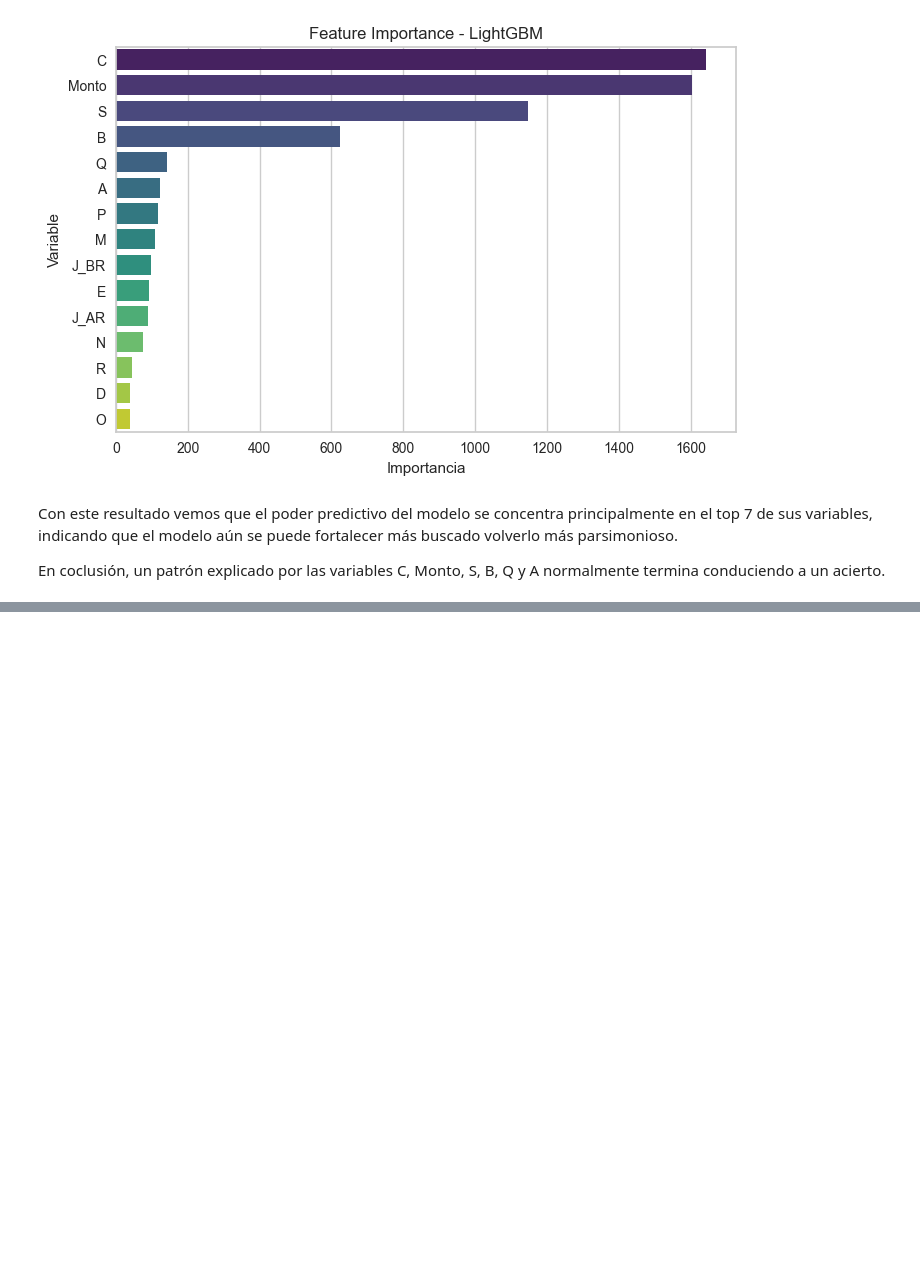
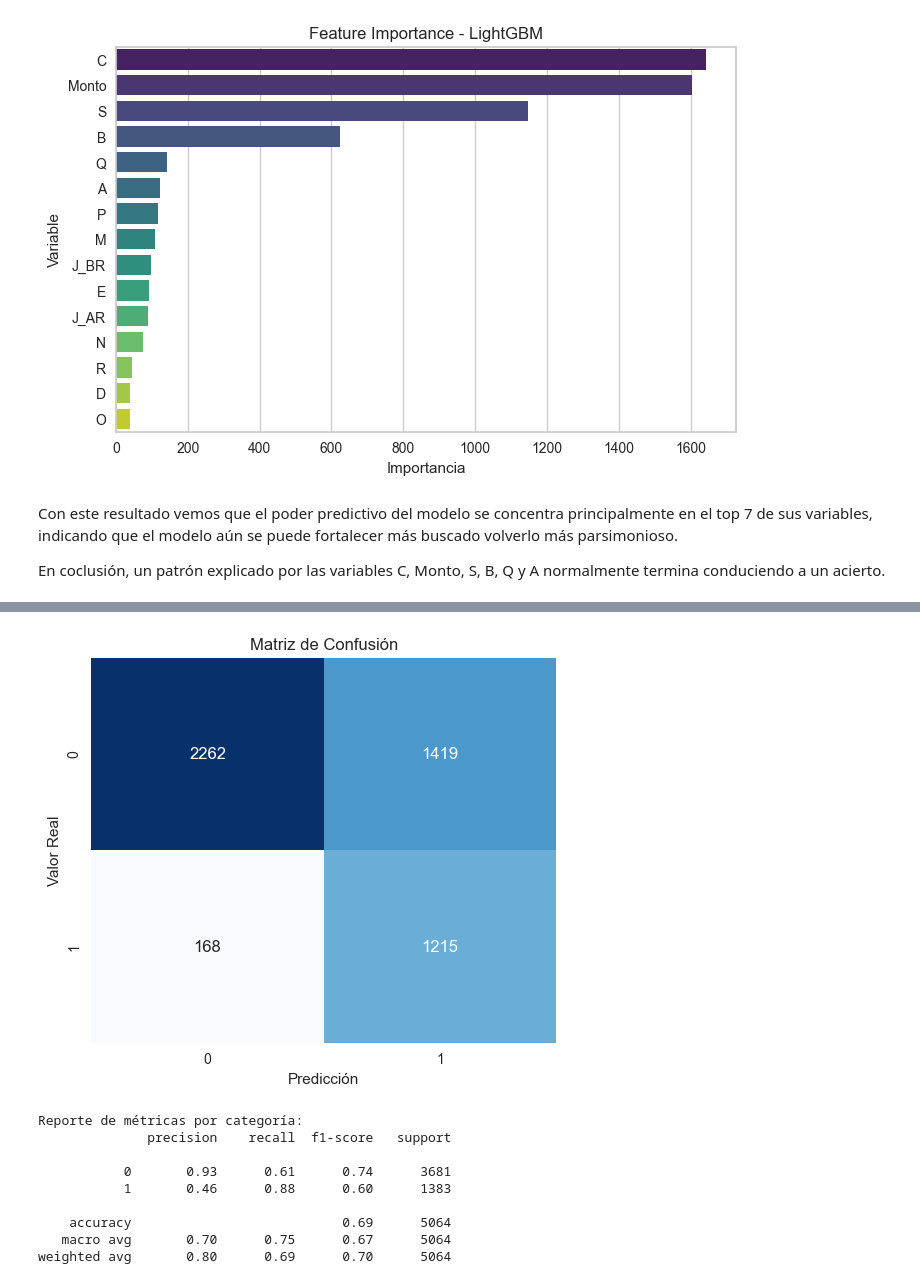
Before and after one commit to alnietom/reto-tecnico, a Jupyter notebook: notebooks/03_ajuste_modelo_fraude.ipynb, the cells around one changed output, grey strips where cells are left out. Drawn from its saved outputs; the diff is of its cells as text; code cells hidden in the pictures; blank space fills up the shorter version.

```diff
--- a/notebooks/03_ajuste_modelo_fraude.ipynb
+++ b/notebooks/03_ajuste_modelo_fraude.ipynb
@@ -390,0 +455,28 @@ Con todo esto, aún hay ganancia por obtener, pues analizar el número de variab
+# %%
+# Calcular la matriz de confusión
+umbral_optimo_ganancia=mejor_umbral_ganancia['umbral']
+
+y_pred = (y_prob >= umbral_optimo_ganancia).astype(int)
+cm = confusion_matrix(y_test, y_pred)
+
+# Graficar
+plt.figure(figsize=(6,5))
+sns.heatmap(cm, annot=True, fmt='d', cmap='Blues', cbar=False)
+plt.title("Matriz de Confusión")
+plt.xlabel("Predicción")
+plt.ylabel("Valor Real")
+plt.show()
+
+print("\nReporte de métricas por categoría:")
+print(classification_report(y_test, y_pred))
+# %% [output]
+[figure, added]
+Reporte de métricas por categoría:
+              precision    recall  f1-score   support
+
+           0       0.93      0.61      0.74      3681
+           1       0.46      0.88      0.60      1383
+
+    accuracy                           0.69      5064
+   macro avg       0.70      0.75      0.67      5064
+weighted avg       0.80      0.69      0.70      5064
```
Also changed, not shown: parts of 11 cells of this notebook, 2 other files.
